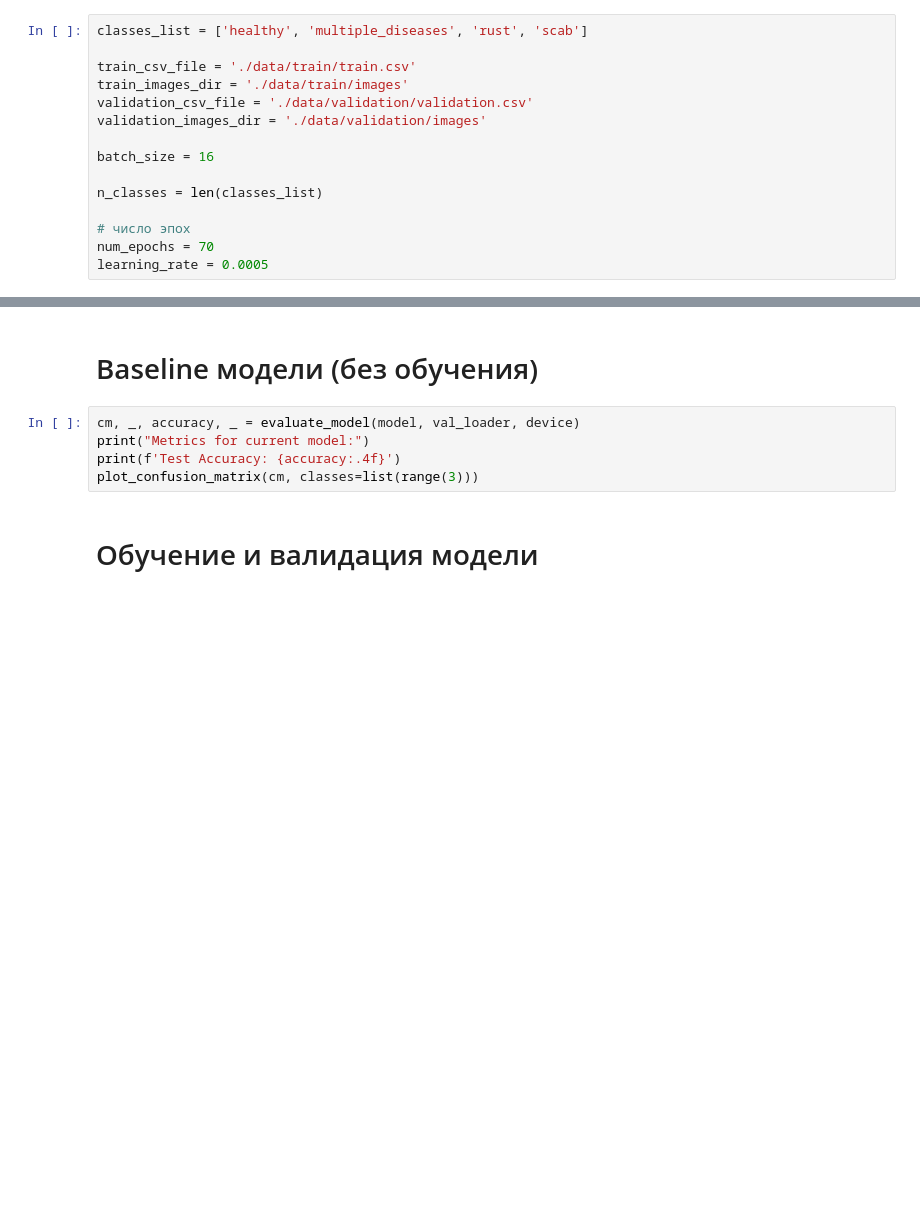
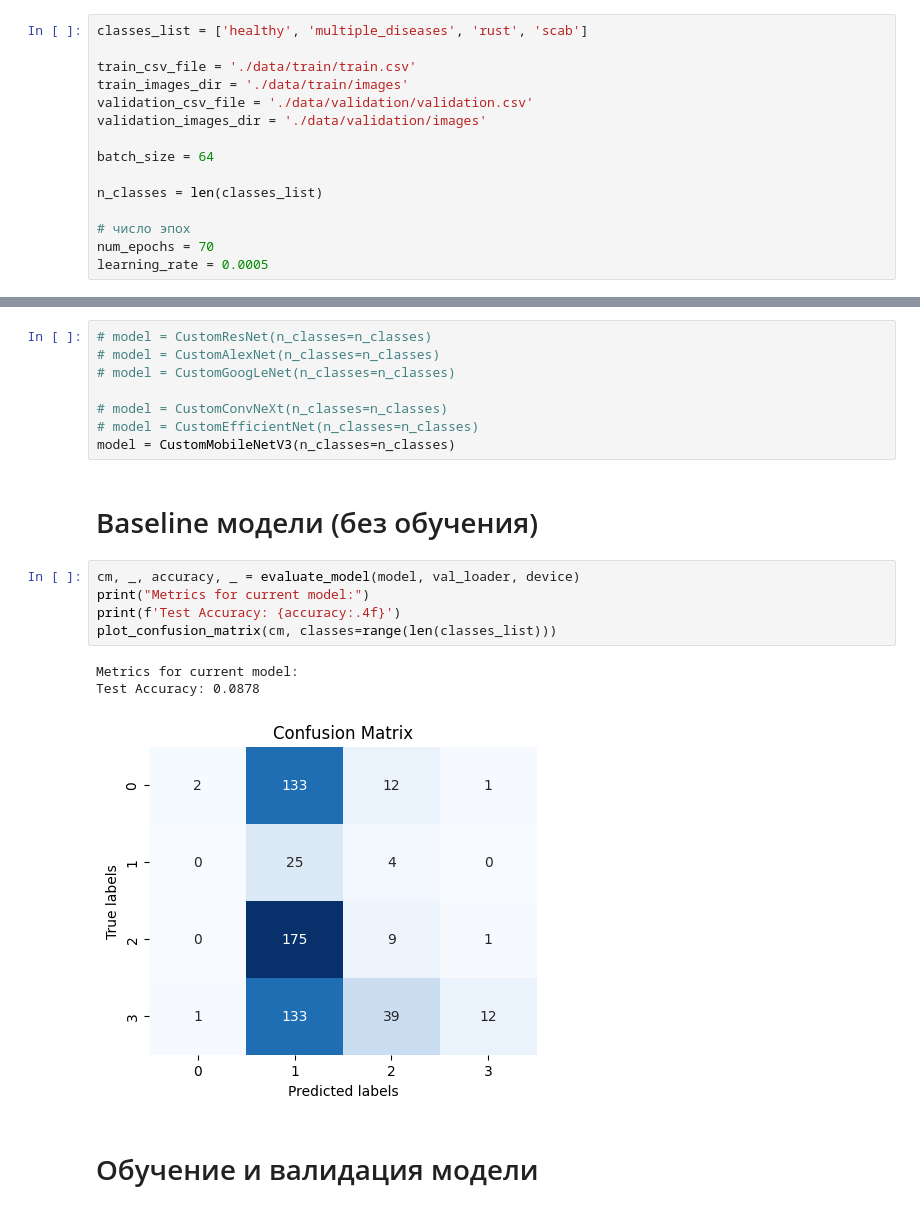
Before and after one commit to pavel-collab/SBT-Kaggle-CV, a Jupyter notebook: main.ipynb, the cells around one changed output, grey strips where cells are left out. Cells and saved outputs as stored; diff of their text form; blank space fills up the shorter version.

```diff
--- a/main.ipynb
+++ b/main.ipynb
@@ -42,7 +41,7 @@ train_images_dir = './data/train/images'
 validation_csv_file = './data/validation/validation.csv'
 validation_images_dir = './data/validation/images'
 
-batch_size = 16
+batch_size = 64
 
 n_classes = len(classes_list)
 
@@ -125,10 +120,22 @@ model = CVModel(n_classes=n_classes)
+# %%
+# model = CustomResNet(n_classes=n_classes)
+# model = CustomAlexNet(n_classes=n_classes)
+# model = CustomGoogLeNet(n_classes=n_classes)
+
+# model = CustomConvNeXt(n_classes=n_classes)
+# model = CustomEfficientNet(n_classes=n_classes)
+model = CustomMobileNetV3(n_classes=n_classes)
 # %% [markdown]
 # Baseline модели (без обучения)
 # %%
 cm, _, accuracy, _ = evaluate_model(model, val_loader, device)
 print("Metrics for current model:")
 print(f'Test Accuracy: {accuracy:.4f}')
-plot_confusion_matrix(cm, classes=list(range(3)))
+plot_confusion_matrix(cm, classes=range(len(classes_list)))
+# %% [output]
+Metrics for current model:
+Test Accuracy: 0.0878
+[figure, added]
 # %% [markdown]
 # Обучение и валидация модели
 # %%
```
Also changed, not shown: parts of 11 cells of this notebook, 6 other files.
